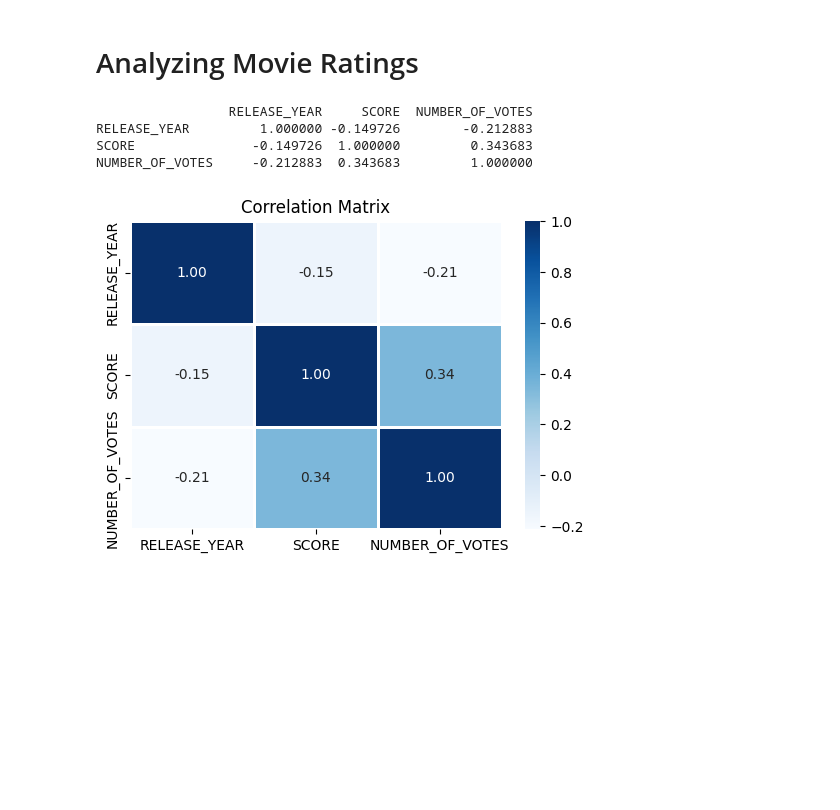
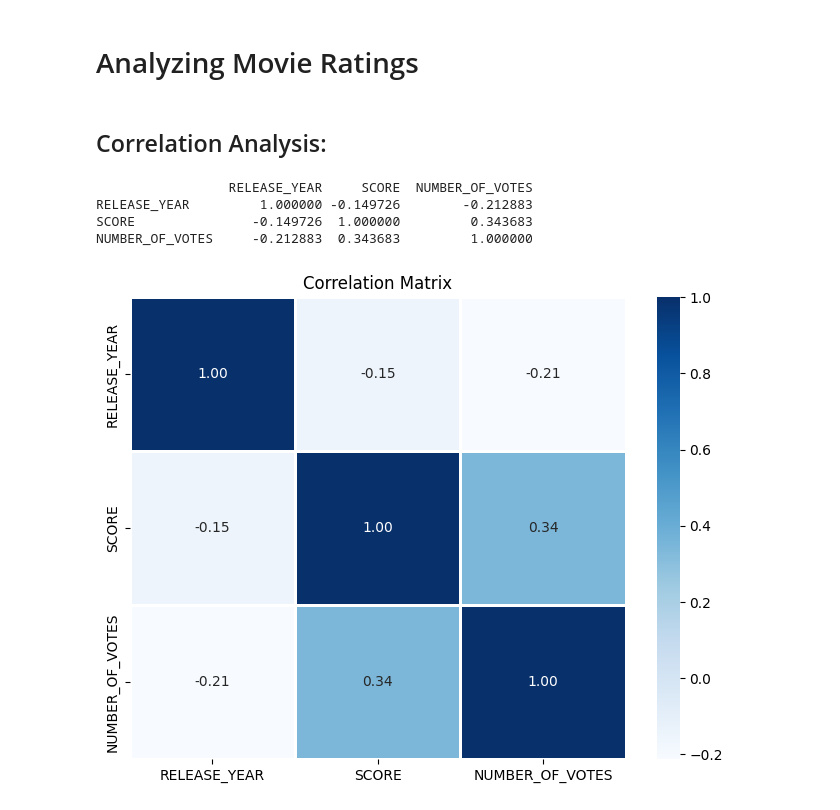
Before and after one commit to HarounQerdachi/Analyzing-Movie-Ratings, a Jupyter notebook: Notebooks/code.ipynb, the cells around one changed output. Saved outputs shown, nothing was run; the diff lists cells and outputs as text; code cells hidden in the pictures; blank space fills up the shorter version.

```diff
--- a/Notebooks/code.ipynb
+++ b/Notebooks/code.ipynb
@@ -9,6 +9,8 @@ import numpy as np
 # %%
 # Data is already cleaned.
 df = pd.read_csv("../Data/Best Movies Netflix.csv")
+# %% [markdown]
+## Correlation Analysis:
 # %%
 # Correlation coefficients between the numeric columns.
 correlation_matrix = df[['RELEASE_YEAR', 'SCORE', 'NUMBER_OF_VOTES']].corr()
@@ -21,15 +23,15 @@ NUMBER_OF_VOTES     -0.212883  0.343683         1.000000
 # %%
 # `figure(figsize=(8, 6))` sets the dimensions of the plot's canvas or figure.
 # The first value (8) represents the width of the figure in inches, and the second value (6) represents the height in inches.
 # `annot`: Set to True to display cell values at the center of each cell.
 # `cmap`: Determines the color scheme or theme of the plot.
 # `fmt`: Controls the number of decimal places displayed in the cell values. For example, `.3f` displays as 0.000, and `.5f` as 0.00000.
 # `linewidths`: Adjusts the width of lines that separate each cell.
-plt.figure(figsize=(6, 4))
+plt.figure(figsize=(8, 6))
 sns.heatmap(correlation_matrix, annot=True, cmap='Blues', fmt=".2f", linewidths=1)
 plt.title('Correlation Matrix')
 plt.show()
 # %% [output]
-[figure, old version]
+[figure, new version]
 # %%
 #Scatter plot to visualize the relationship between 'RELEASE_YEAR' and 'SCORE'
```
Also changed, not shown: parts of 3 cells of this notebook.
